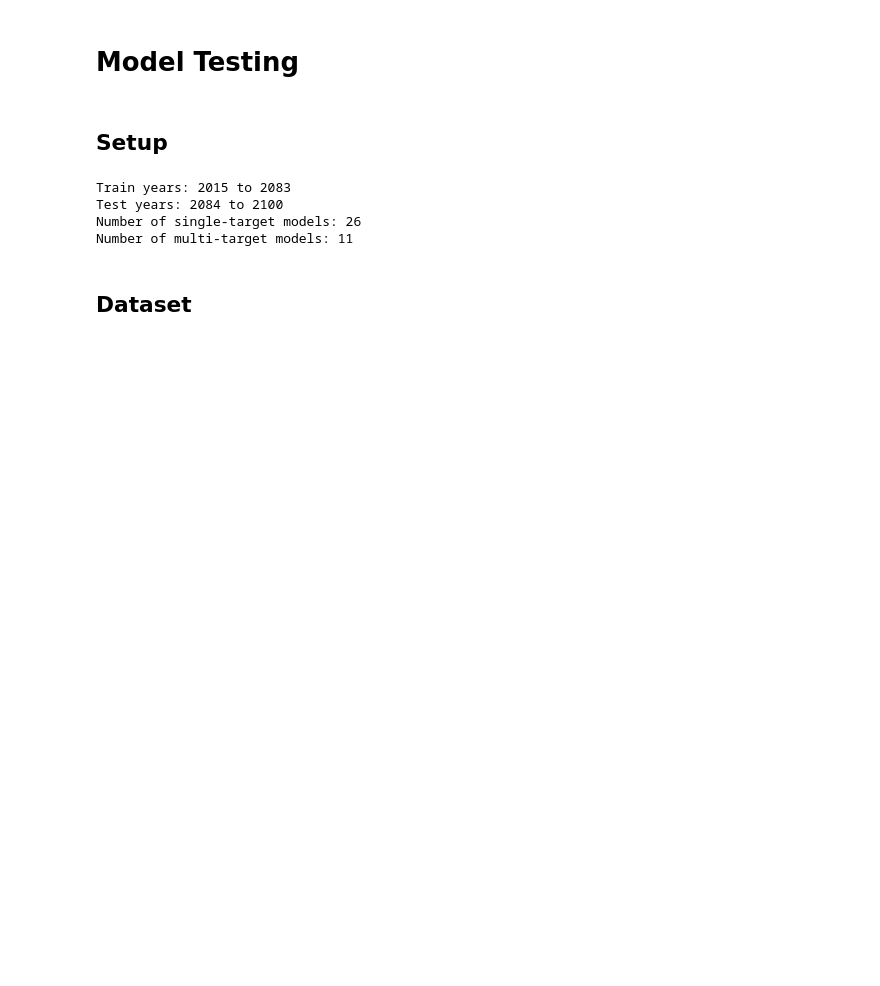
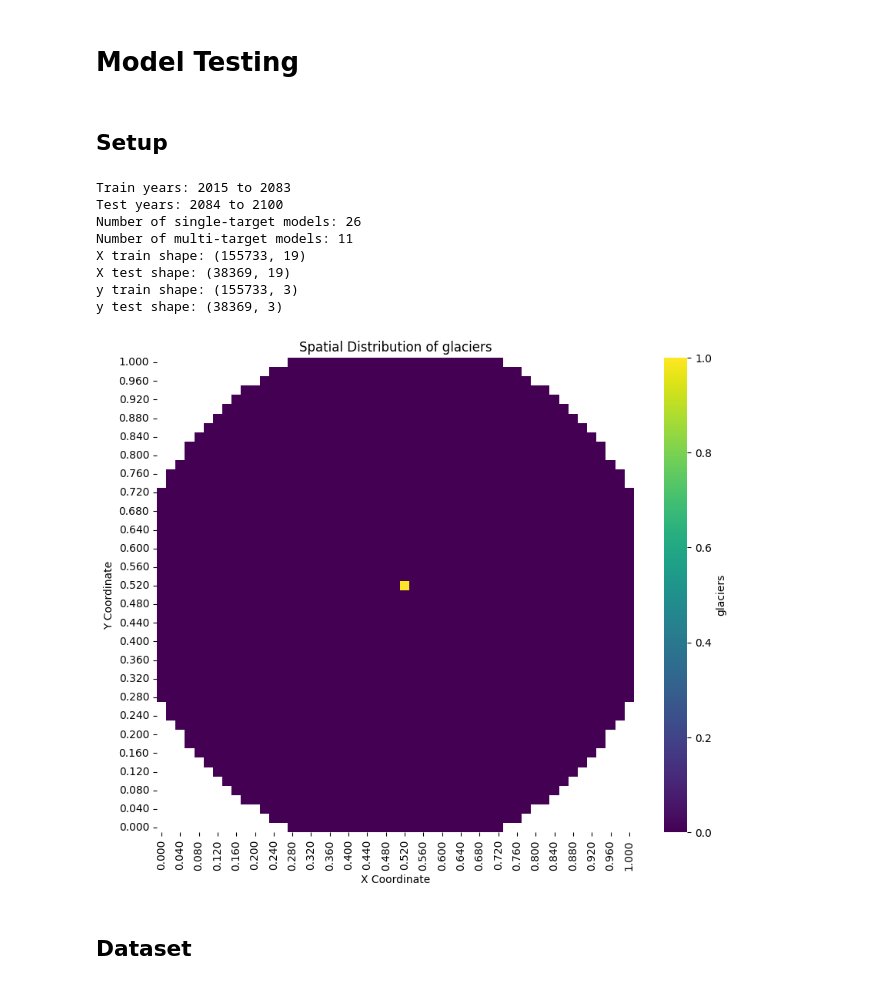
Before and after one commit to sam-mata/BSc-Hons, a Jupyter notebook: model-evaluation.ipynb, the cells around one changed output. Cells and saved outputs as stored; diff of their text form; code cells hidden in the pictures; blank space fills up the shorter version.

```diff
--- a/model-evaluation.ipynb
+++ b/model-evaluation.ipynb
@@ -20,10 +20,26 @@ df = get_combined_dataset(X_train, y_train, X_test, y_test)
 TEST_SET, ALL_SINGLE_TARGET_MODELS, REFINED_SINGLE_TARGET_MODELS, ALL_MULTI_TARGET_MODELS, REFINED_MULTI_TARGET_MODELS = load_models()
 print(f"Number of single-target models: {len(ALL_SINGLE_TARGET_MODELS)}")
 print(f"Number of multi-target models: {len(ALL_MULTI_TARGET_MODELS)}")
+
+print(f"X train shape: {X_train.shape}")
+print(f"X test shape: {X_test.shape}")
+print(f"y train shape: {y_train.shape}")
+print(f"y test shape: {y_test.shape}")
 # %% [output]
 Train years: 2015 to 2083
 Test years: 2084 to 2100
 Number of single-target models: 26
 Number of multi-target models: 11
+X train shape: (155733, 19)
+X test shape: (38369, 19)
+y train shape: (155733, 3)
+y test shape: (38369, 3)
+# %%
+# List of cells by X Y coordinate
+glacial_coordinates = [[0.520,0.520],[1,1]]
+df['glaciers'] = df[['x','y']].apply(lambda row: 1 if row.to_list() in glacial_coordinates else 0, axis=1)
+plot = plot_averaged_heatmap(df, 'glaciers')
+# %% [output]
+[figure, added]
 # %% [markdown]
 ## Dataset
```
Also changed, not shown: parts of 4 cells of this notebook, 6 other files.
